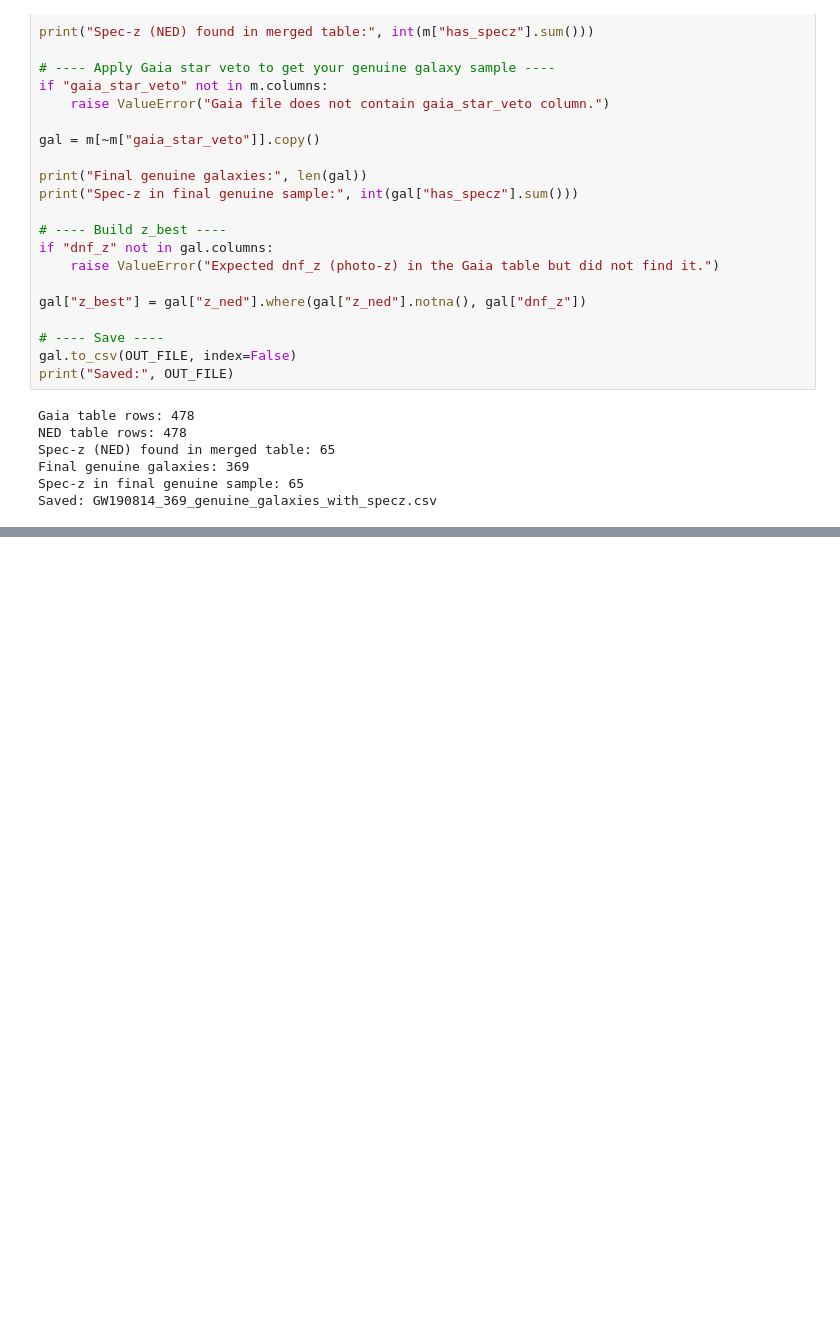
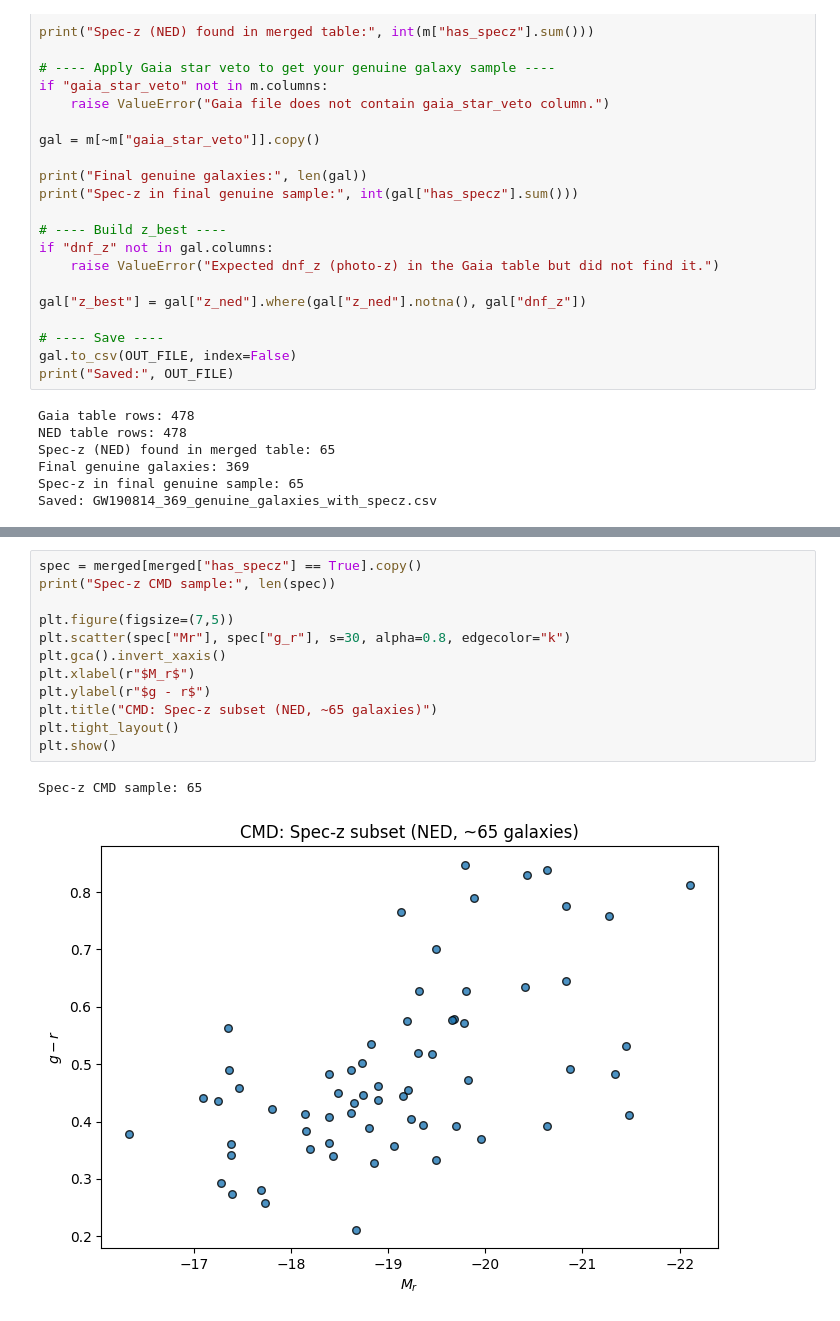
Before and after one commit to saatour/GW170817, a Jupyter notebook: Galaxy_clean_up_and_new_CMD_10012026.ipynb, the cells around one changed output, grey strips where cells are left out. Cells and saved outputs as stored; diff of their text form; blank space fills up the shorter version.

```diff
--- a/Galaxy_clean_up_and_new_CMD_10012026.ipynb
+++ b/Galaxy_clean_up_and_new_CMD_10012026.ipynb
@@ -1403,0 +1661,15 @@ Saved: GW190814_369_genuine_galaxies_with_specz.csv
+# %%
+spec = merged[merged["has_specz"] == True].copy()
+print("Spec-z CMD sample:", len(spec))
+
+plt.figure(figsize=(7,5))
+plt.scatter(spec["Mr"], spec["g_r"], s=30, alpha=0.8, edgecolor="k")
+plt.gca().invert_xaxis()
+plt.xlabel(r"$M_r$")
+plt.ylabel(r"$g - r$")
+plt.title("CMD: Spec-z subset (NED, ~65 galaxies)")
+plt.tight_layout()
+plt.show()
+# %% [output]
+Spec-z CMD sample: 65
+[figure, added]
```
Also changed, not shown: parts of 12 cells of this notebook.
